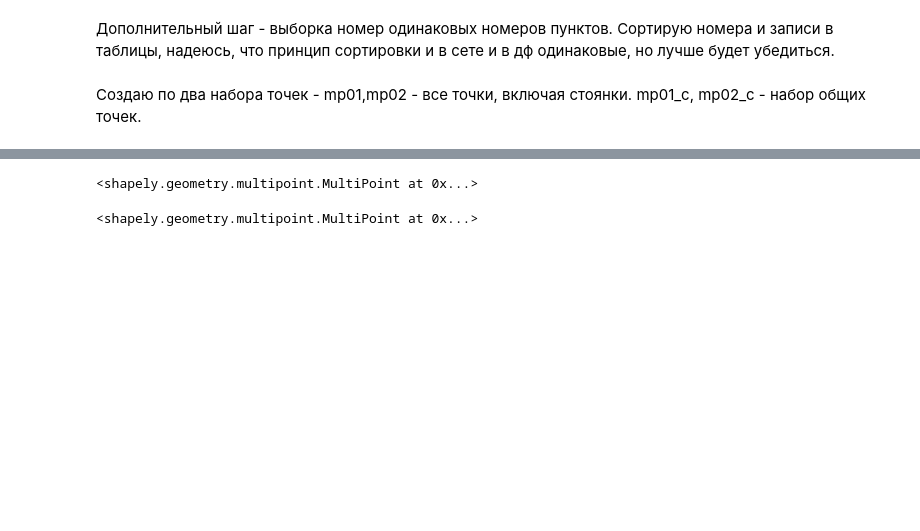
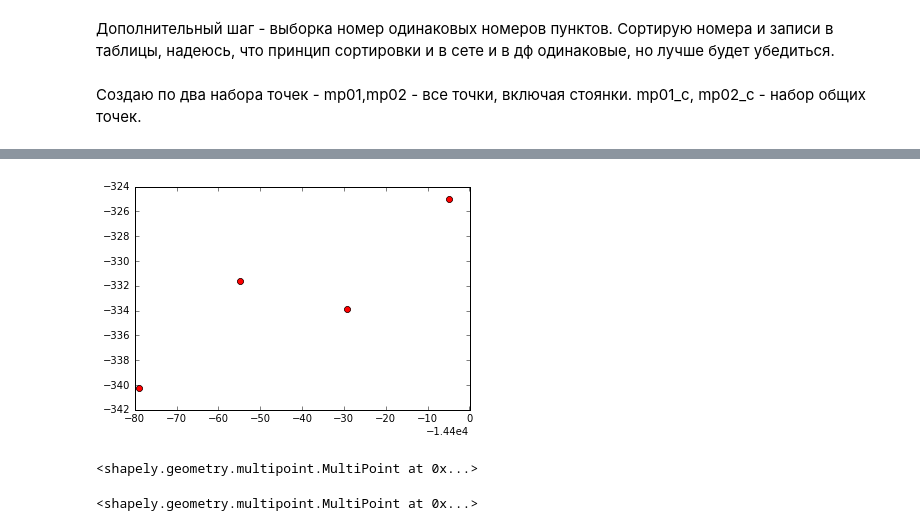
Before and after one commit to mexgil/bispor, a Jupyter notebook: Clean_shapely.ipynb, the cells around one changed output, grey strips where cells are left out. Cells and saved outputs as stored; diff of their text form; code cells hidden in the pictures; blank space fills up the shorter version.

```diff
--- a/Clean_shapely.ipynb
+++ b/Clean_shapely.ipynb
@@ -54 +74,5 @@ mp02_c = MultiPoint([i[2:4] for i in df02_com.itertuples()])
+# %%
+plp((mp02_c[0:-2],),1)
+# %% [output]
+[figure, added]
 # %%
```
Also changed, not shown: parts of 17 cells of this notebook, 3 other files.
